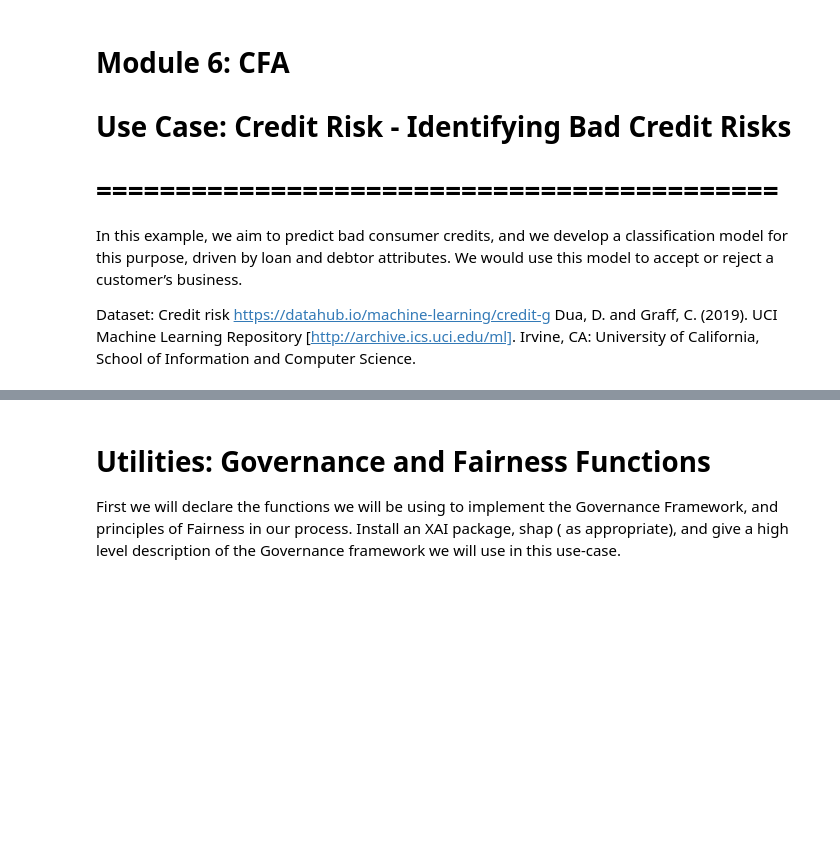
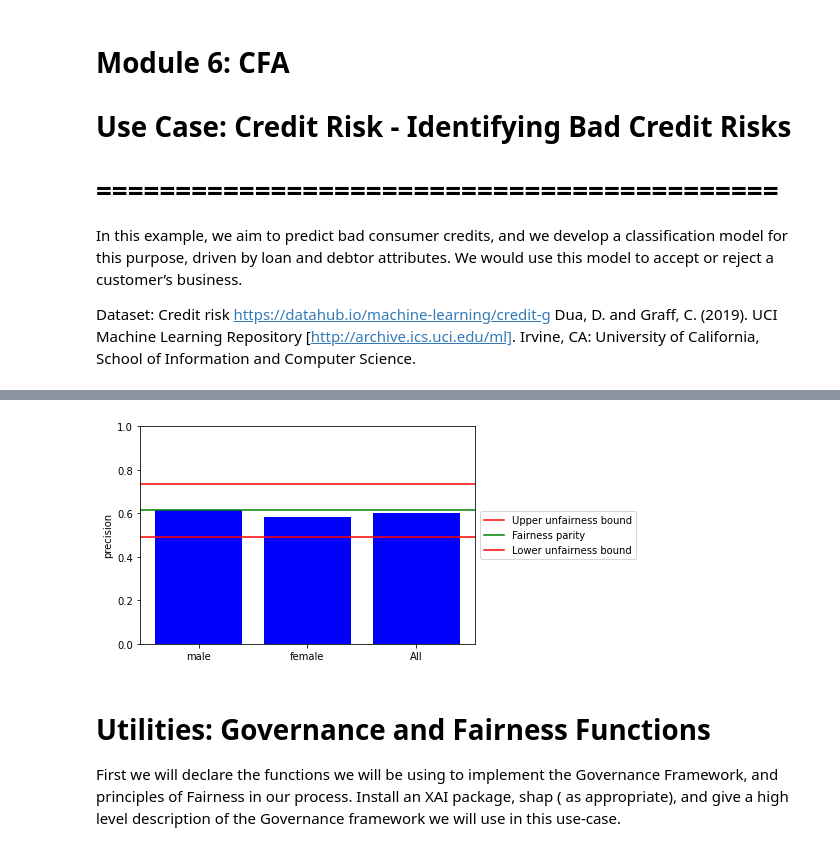
Before and after one commit to danphilps/credit_use_case, a Jupyter notebook: M6_Credit_dev.ipynb, the cells around one changed output, grey strips where cells are left out. Saved outputs shown, nothing was run; the diff lists cells and outputs as text; code cells hidden in the pictures; blank space fills up the shorter version.

```diff
--- a/M6_Credit_dev.ipynb
+++ b/M6_Credit_dev.ipynb
@@ -583,0 +626,28 @@ class FairnessUtils():
+# %%
+
+#Get the metric corresponding to the majority - e.g. the recall corresponding to Male group
+majority_class_metric = df_stats.loc[df_stats["cat"] == majority_class, ametric].astype('float64')
+
+#Y values to plot are the metrics of population groups, get them from df_stats
+Y_val = df_stats[ametric].values.tolist()
+
+#build a bar chart
+plt.bar(X_val, Y_val, color='red', label='') ##plt.ylabel(ametric)
+plt.ylabel(ametric)
+plt.bar(X_val, Y_val, color='blue', label='') ##plt.ylabel(ametric)
+plt.ylabel('recall')
+
+#The plot displays a range that is +/- 20% from the metric for the majority class
+plt.axhline(y=majority_class_metric.values[0]*0.8,color='red', label='Upper unfairness bound')
+plt.axhline(y=majority_class_metric.values[0],color='green', label='Fairness parity')
+plt.axhline(y=majority_class_metric.values[0]*1.2,color='red', label='Lower unfairness bound')
+plt.ylim(0,1)
+plt.ylabel(ametric)
+
+
+plt.legend(loc='center left', bbox_to_anchor=(1, 0.5))
+plt.subplots_adjust(wspace=0.5)
+plt.title = 'Fairness: Maximising threshold Metric (' + threshold_metric + '), while monitoring fairness metric p (' +  threshold_metric +  ')'
+plt.show()
+# %% [output]
+[figure, added]
```
Also changed, not shown: parts of 10 cells of this notebook.
